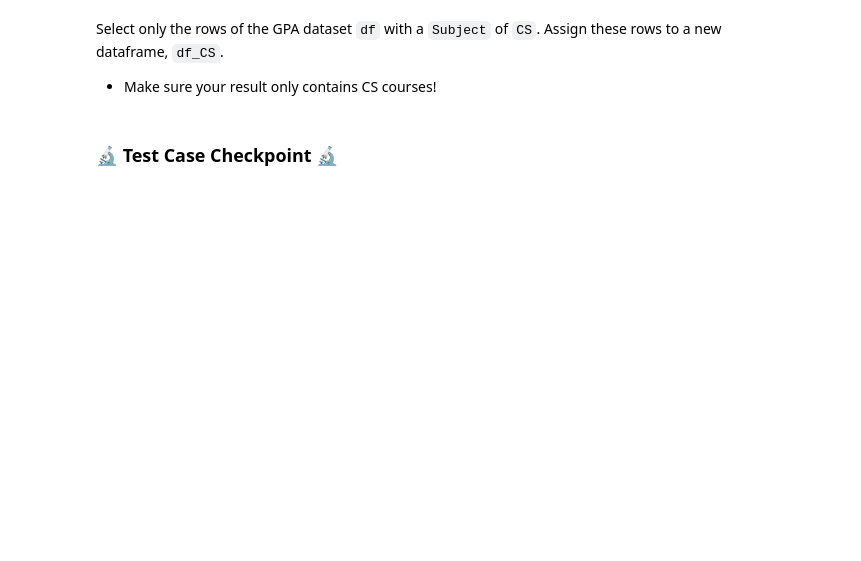
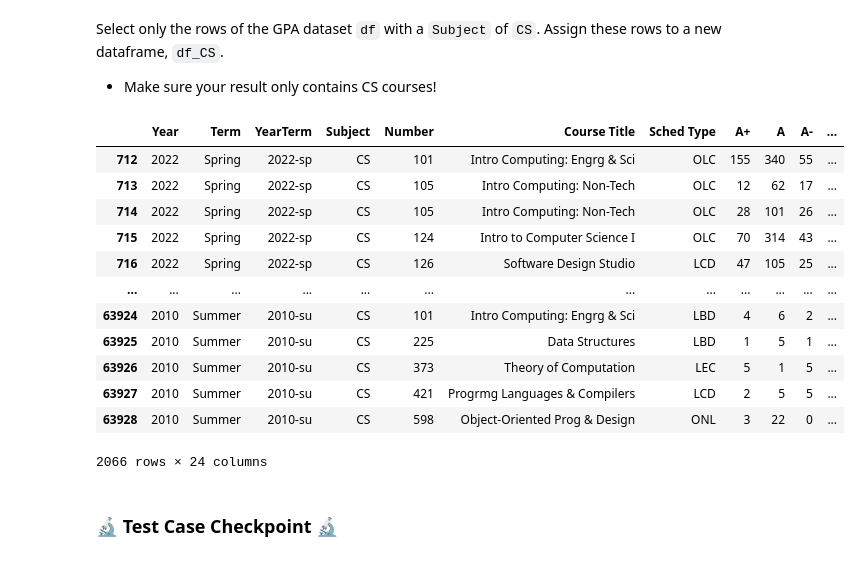
Before and after one commit to ryguy2k4/stat107, a Jupyter notebook: lab_simpsons_paradox/lab_simpsons_paradox.ipynb, the cells around one changed output. Drawn from its saved outputs; the diff is of its cells as text; code cells hidden in the pictures; blank space fills up the shorter version.

```diff
--- a/lab_simpsons_paradox/lab_simpsons_paradox.ipynb
+++ b/lab_simpsons_paradox/lab_simpsons_paradox.ipynb
@@ -123,3 +172,20 @@ df_CS = ...
+# %%
+df_CS = df[df.Subject == "CS"]
+df_CS
+# %% [output]
+|  | Year | Term | YearTerm | Subject | Number | Course Title | Sched Type | A+ | A | A- | ... |
+| 712 | 2022 | Spring | 2022-sp | CS | 101 | Intro Computing: Engrg & Sci | OLC | 155 | 340 | 55 | ... |
+| 713 | 2022 | Spring | 2022-sp | CS | 105 | Intro Computing: Non-Tech | OLC | 12 | 62 | 17 | ... |
+| 714 | 2022 | Spring | 2022-sp | CS | 105 | Intro Computing: Non-Tech | OLC | 28 | 101 | 26 | ... |
+| 715 | 2022 | Spring | 2022-sp | CS | 124 | Intro to Computer Science I | OLC | 70 | 314 | 43 | ... |
+| 716 | 2022 | Spring | 2022-sp | CS | 126 | Software Design Studio | LCD | 47 | 105 | 25 | ... |
+| ... | ... | ... | ... | ... | ... | ... | ... | ... | ... | ... | ... |
+| 63924 | 2010 | Summer | 2010-su | CS | 101 | Intro Computing: Engrg & Sci | LBD | 4 | 6 | 2 | ... |
+| 63925 | 2010 | Summer | 2010-su | CS | 225 | Data Structures | LBD | 1 | 5 | 1 | ... |
+| 63926 | 2010 | Summer | 2010-su | CS | 373 | Theory of Computation | LEC | 5 | 1 | 5 | ... |
+| 63927 | 2010 | Summer | 2010-su | CS | 421 | Progrmg Languages & Compilers | LCD | 2 | 5 | 5 | ... |
+| 63928 | 2010 | Summer | 2010-su | CS | 598 | Object-Oriented Prog & Design | ONL | 3 | 22 | 0 | ... |
+2066 rows × 24 columns
 # %% [markdown]
 ### 🔬 Test Case Checkpoint 🔬
 # %%
```
Also changed, not shown: parts of 41 cells of this notebook.
